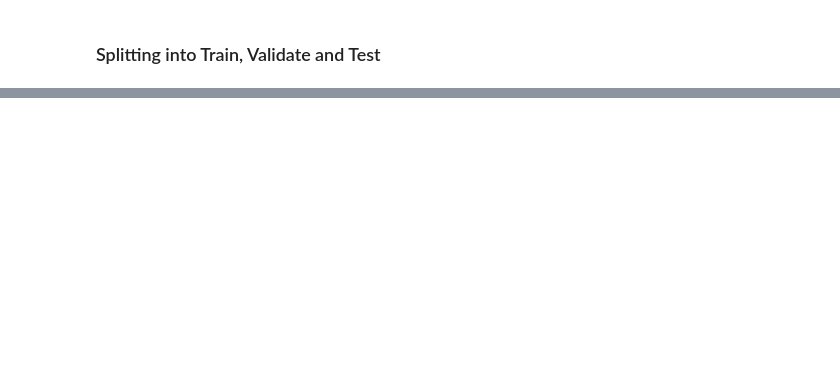
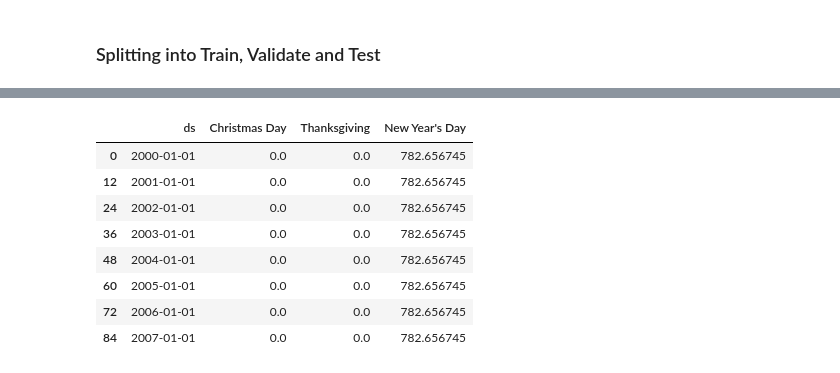
Before and after one commit to gilbert-noriega-ii/time-series-exercises, a Jupyter notebook: stocks_exploration.ipynb, the cells around one changed output, grey strips where cells are left out. Cells and saved outputs as stored; diff of their text form; code cells hidden in the pictures; blank space fills up the shorter version.

```diff
--- a/stocks_exploration.ipynb
+++ b/stocks_exploration.ipynb
@@ -85,0 +119,9 @@ for col in train.columns:
+# %%
+m = Prophet(daily_seasonality = False,
+            weekly_seasonality = True,
+            growth = 'logistic',
+            changepoint_range = 0.9)
+m.add_country_holidays(country_name='US')
+m.fit(train)
+
+print(m.train_holiday_names)
@@ -85,0 +144,4 @@ for col in train.columns:
+# %%
+future = m.make_future_dataframe(periods = len(validate))
+future['cap'] = 200
+future['floor'] = 20
@@ -85,0 +156,2 @@ for col in train.columns:
+# %%
+forecast = m.predict(future)
@@ -85,0 +178,19 @@ for col in train.columns:
+# %%
+# select the dates for the holidays listed, and extract the sales predictions during those holidays
+forecast[(forecast['Christmas Day'] +
+          forecast['Thanksgiving'] +
+          forecast["New Year's Day"]).abs() > 0]\
+        [['ds',
+          'Christmas Day',
+          'Thanksgiving',
+          "New Year's Day"]][-10:]
+# %% [output]
+|  | ds | Christmas Day | Thanksgiving | New Year's Day |
+| 0 | 2000-01-01 | 0.0 | 0.0 | 782.656745 |
+| 12 | 2001-01-01 | 0.0 | 0.0 | 782.656745 |
+| 24 | 2002-01-01 | 0.0 | 0.0 | 782.656745 |
+| 36 | 2003-01-01 | 0.0 | 0.0 | 782.656745 |
+| 48 | 2004-01-01 | 0.0 | 0.0 | 782.656745 |
+| 60 | 2005-01-01 | 0.0 | 0.0 | 782.656745 |
+| 72 | 2006-01-01 | 0.0 | 0.0 | 782.656745 |
+| 84 | 2007-01-01 | 0.0 | 0.0 | 782.656745 |
```
Also changed, not shown: parts of 30 cells of this notebook.
